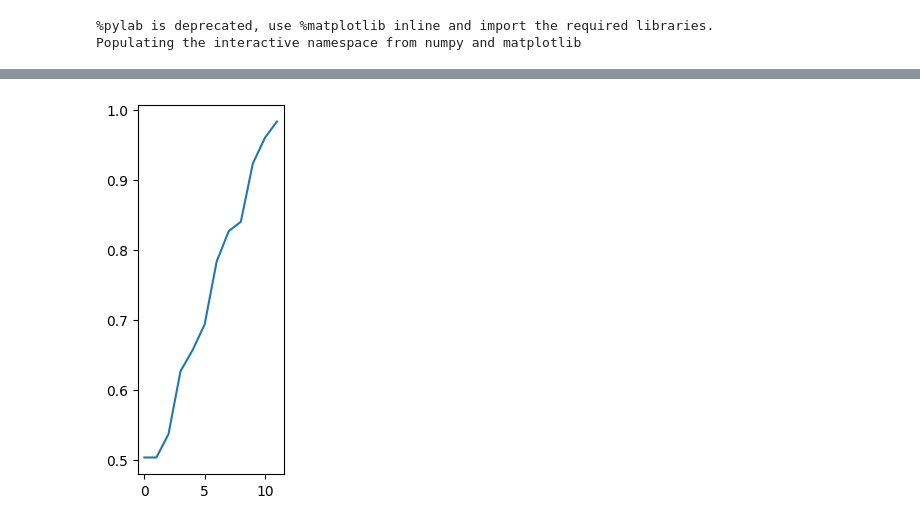
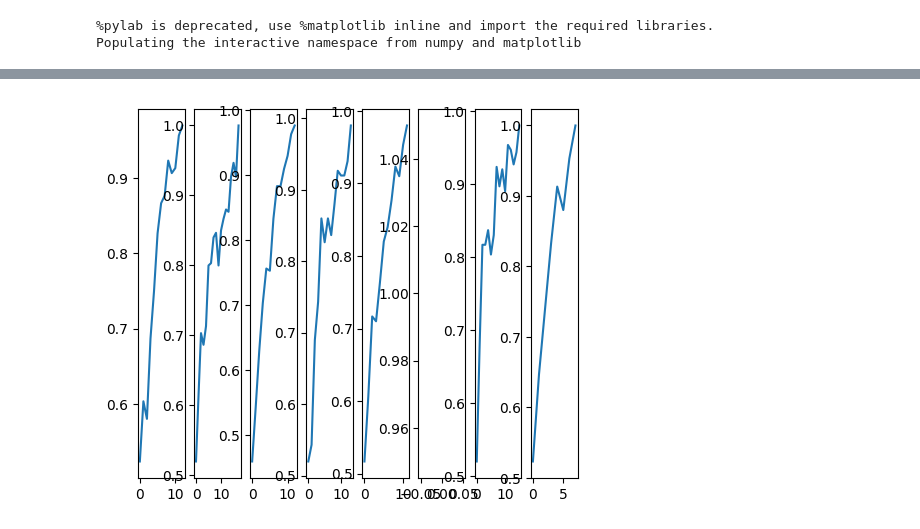
Before and after one commit to Ahmadar91/Master-sThesis, a Jupyter notebook: Attention.ipynb, the cells around one changed output, grey strips where cells are left out. Cells and saved outputs as stored; diff of their text form; code cells hidden in the pictures.

Commit message:
fixes added plots

```diff
--- a/Attention.ipynb
+++ b/Attention.ipynb
@@ -763,24 +764,24 @@ num_samples = 100
 for rep in range(1):  # Number of repetitions
     for min_len, max_len in zip(min_lengths, max_lengths):
         # Select the model based on 'kind'
-        for kind in ["RNN", "NetRNNWithAttention", "NetRNNWithAttentionExpFirst","LSTM", "NetLSTMWithAttention","NetLSTMWithAttentionExpFirst" "GRU", "NetGRUWithAttention","NetGRUWithAttentionExpFirst"]:
+        for kind in ["RNN", "RNNA", "RNNE","LSTM", "LSTMA","LSTME" "GRU", "GRUA","GRUE"]:
             if kind == "RNN":
                 model = NetRNN(hidden_dim=12, inp=3)
-            elif kind == "NetRNNWithAttention":
+            elif kind == "RNNA":
                 model = NetRNNWithAttention(hidden_dim=12, inp=3)
-            elif kind == "NetRNNWithAttentionExpFirst":
+            elif kind == "RNNE":
                 model = NetRNNWithAttentionExpFirst(hidden_dim=12, inp=3)
             elif kind == "LSTM":
                 model = NetLSTM(hidden_dim=12, inp=3)
-            elif kind == "NetLSTMWithAttention":
+            elif kind == "LSTMA":
                 model = NetLSTMWithAttention(hidden_dim=12, inp=3)
-            elif kind == "NetLSTMWithAttentionExpFirst":
+            elif kind == "LSTME":
                 model = NetLSTMWithAttentionExpFirst(hidden_dim=12, inp=3)
             elif kind == "GRU":
                 model = NetGRU(hidden_dim=12, inp=3)
-            elif kind == "NetGRUWithAttention":
+            elif kind == "GRUA":
                 model = NetGRUMWithAttention(hidden_dim=12, inp=3)
-            elif kind == "NetGRUWithAttentionExpFirst":
+            elif kind == "GRUE":
                 model = NetGRUMWithAttentionExpFirst(hidden_dim=12, inp=3)
 
             optimizer = optim.Adam(model.parameters())
@@ -864,21 +866,21 @@ NetGRUWithAttentionExpFirst Rep: 0   Epoch: 1     Acc: 0.9900 _min_5_max_5 Time:
 # %%
 Ws=dict()
-for k,kind in enumerate(["RNN"]):
-    subplot(1,3,k+1)
+for k,kind in enumerate(["RNN", "RNNA", "RNNE","LSTM", "LSTMA","LSTME" "GRU", "GRUA","GRUE"]):
+    subplot(1,9,k+1)
     As=[]
     L=[]
     for rep in range(1):
         A=collectorA[f'{kind} {rep}']
         As.append(A)
         L.append(len(A))
     for rep in range(1):
         while len(As[rep])<max(L):
             As[rep].append(As[rep][-1])
     W=numpy.array(As)
     plot(W.mean(0))
     Ws["{0} {1}".format(kind,cond)]=W
 # %% [output]
-[figure, old version]
+[figure, new version]
 # %%
 # Load the model
 model = torch.load("./models/model_RNN_min_10_max_10.model")
```
Also changed, not shown: parts of 18 cells of this notebook, 35 other files.
